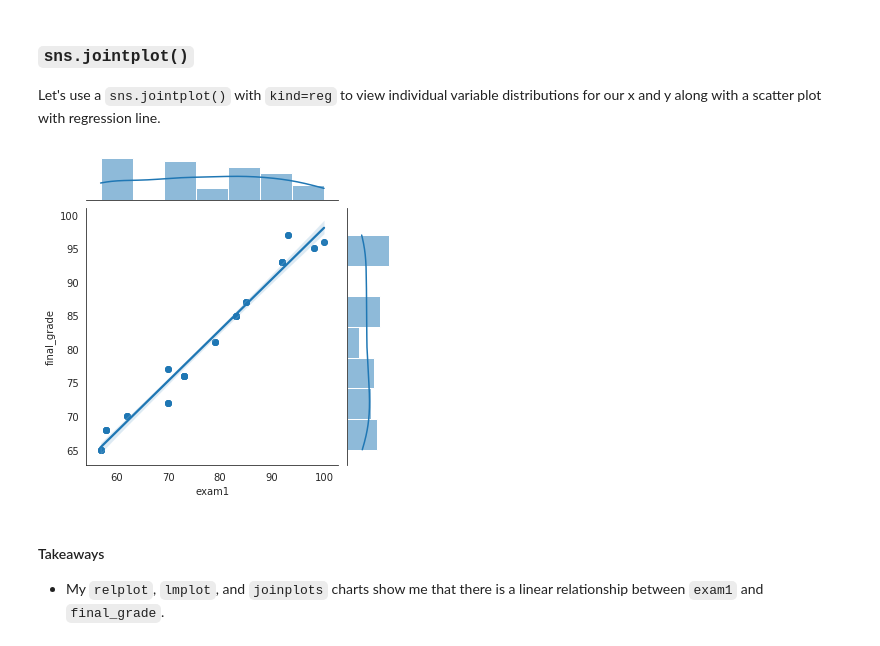
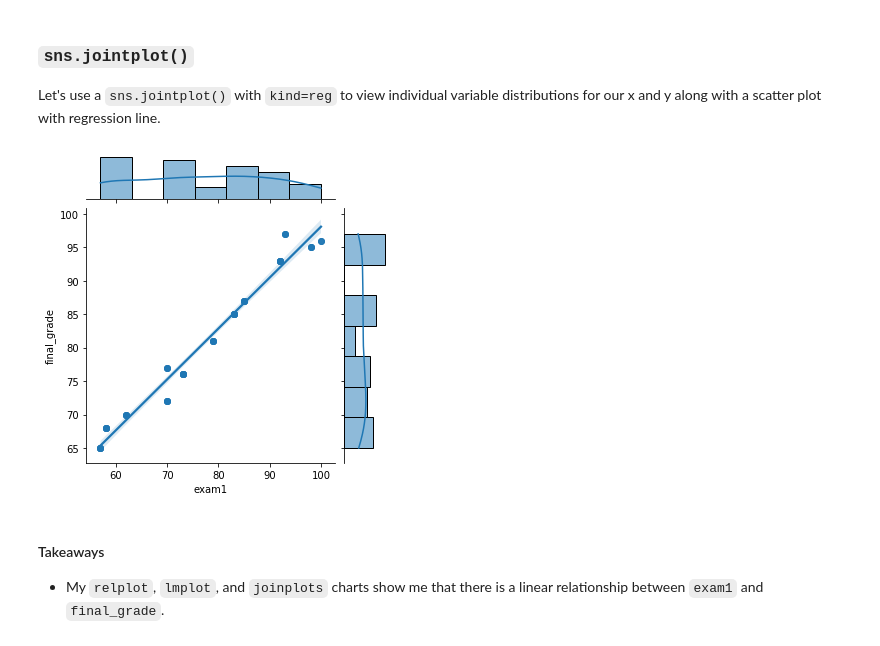
Before and after one commit to CodeupClassroom/florence-regression-exercises, a Jupyter notebook: explore_lesson.ipynb, the cells around one changed output. Saved outputs shown, nothing was run; the diff lists cells and outputs as text; code cells hidden in the pictures.

Commit message:
Commit jointplot code cleanup again

```diff
--- a/explore_lesson.ipynb
+++ b/explore_lesson.ipynb
@@ -323,11 +323,10 @@ plt.show()
 
 Let's use a `sns.jointplot()` with `kind=reg` to view individual variable distributions for our x and y along with a scatter plot with regression line.
 # %%
-with sns.axes_style('white'):
-    j = sns.jointplot(x="exam1", y="final_grade", data=train,  kind='reg', height=5);
+sns.jointplot(x="exam1", y="final_grade", data=train,  kind='reg', height=5)
 plt.show()
 # %% [output]
-[figure, old version]
+[figure, new version]
 # %% [markdown]
 #### Takeaways
 
```
